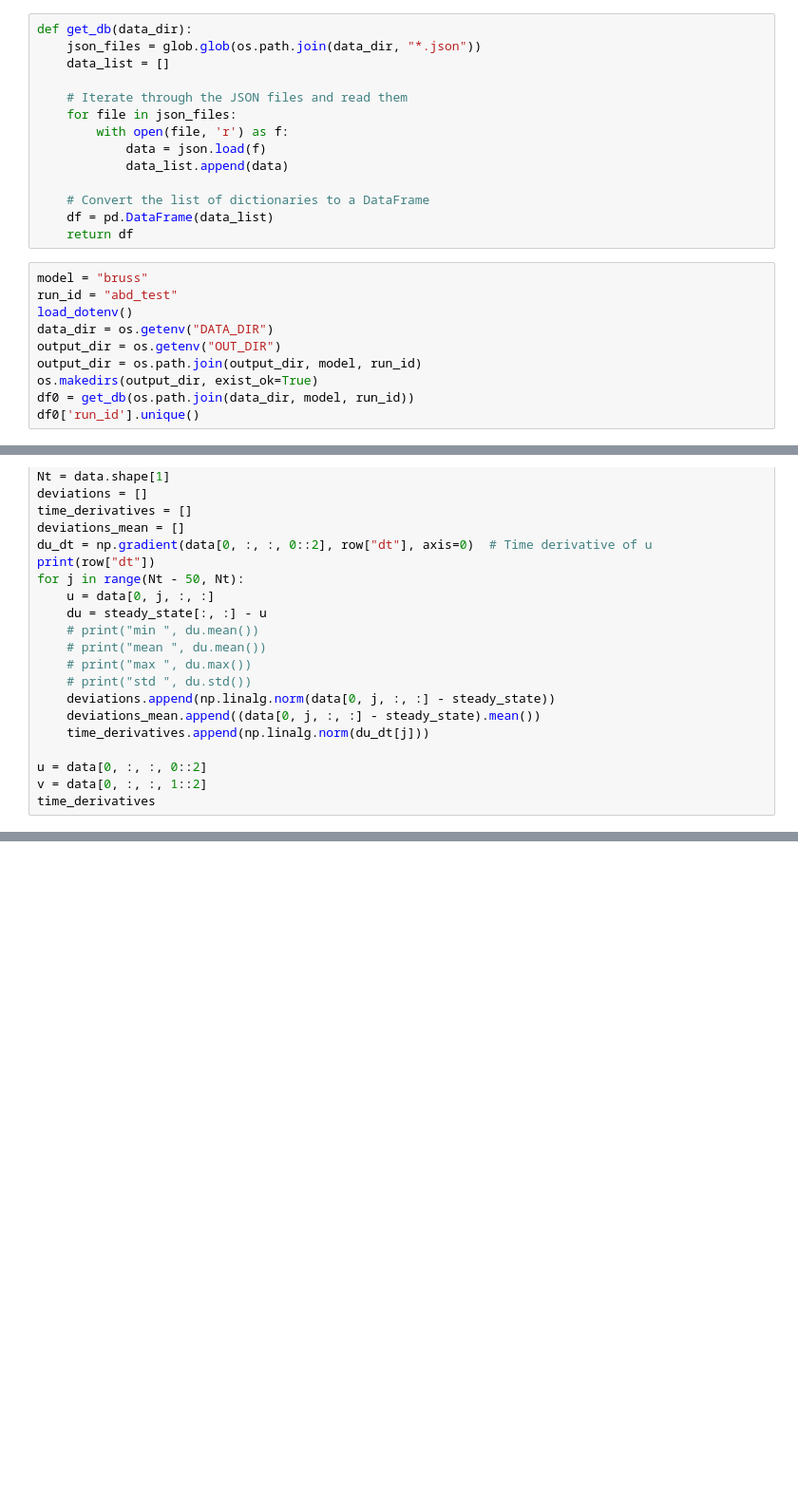
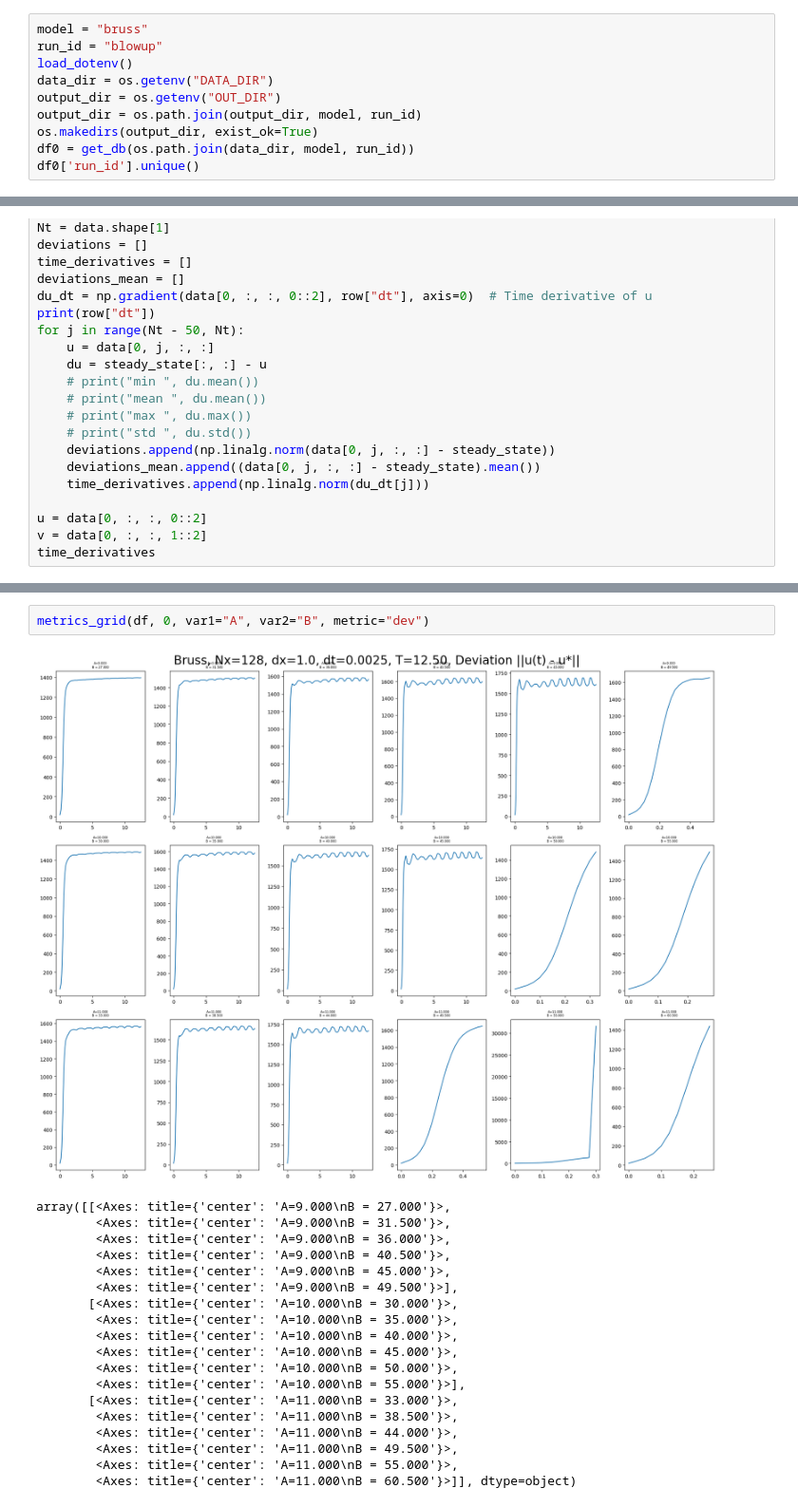
Before and after one commit to valentinvogt/pde-solvers-cuda, a Jupyter notebook: analysis/db.ipynb, the cells around one changed output, grey strips where cells are left out. Shown: that part at 95% size. Saved outputs shown, nothing was run; the diff lists cells and outputs as text; blank space fills up the shorter version.

```diff
--- a/analysis/db.ipynb
+++ b/analysis/db.ipynb
@@ -15,20 +17,6 @@ from functools import partial
-# %%
-def get_db(data_dir):
-    json_files = glob.glob(os.path.join(data_dir, "*.json"))
-    data_list = []
-
-    # Iterate through the JSON files and read them
-    for file in json_files:
-        with open(file, 'r') as f:
-            data = json.load(f)
-            data_list.append(data)
-
-    # Convert the list of dictionaries to a DataFrame
-    df = pd.DataFrame(data_list)
-    return df
 # %%
 model = "bruss"
-run_id = "abd_test"
+run_id = "blowup"
 load_dotenv()
 data_dir = os.getenv("DATA_DIR")
 output_dir = os.getenv("OUT_DIR")
@@ -208,0 +95,22 @@ I   I   I   I   I   DU  DU
+# %%
+metrics_grid(df, 0, var1="A", var2="B", metric="dev")
+# %% [output]
+[figure, added]
+array([[<Axes: title={'center': 'A=9.000\nB = 27.000'}>,
+        <Axes: title={'center': 'A=9.000\nB = 31.500'}>,
+        <Axes: title={'center': 'A=9.000\nB = 36.000'}>,
+        <Axes: title={'center': 'A=9.000\nB = 40.500'}>,
+        <Axes: title={'center': 'A=9.000\nB = 45.000'}>,
+        <Axes: title={'center': 'A=9.000\nB = 49.500'}>],
+       [<Axes: title={'center': 'A=10.000\nB = 30.000'}>,
+        <Axes: title={'center': 'A=10.000\nB = 35.000'}>,
+        <Axes: title={'center': 'A=10.000\nB = 40.000'}>,
+        <Axes: title={'center': 'A=10.000\nB = 45.000'}>,
+        <Axes: title={'center': 'A=10.000\nB = 50.000'}>,
+        <Axes: title={'center': 'A=10.000\nB = 55.000'}>],
+       [<Axes: title={'center': 'A=11.000\nB = 33.000'}>,
+        <Axes: title={'center': 'A=11.000\nB = 38.500'}>,
+        <Axes: title={'center': 'A=11.000\nB = 44.000'}>,
+        <Axes: title={'center': 'A=11.000\nB = 49.500'}>,
+        <Axes: title={'center': 'A=11.000\nB = 55.000'}>,
+        <Axes: title={'center': 'A=11.000\nB = 60.500'}>]], dtype=object)
```
Also changed, not shown: parts of 11 cells of this notebook, 12 other files.
